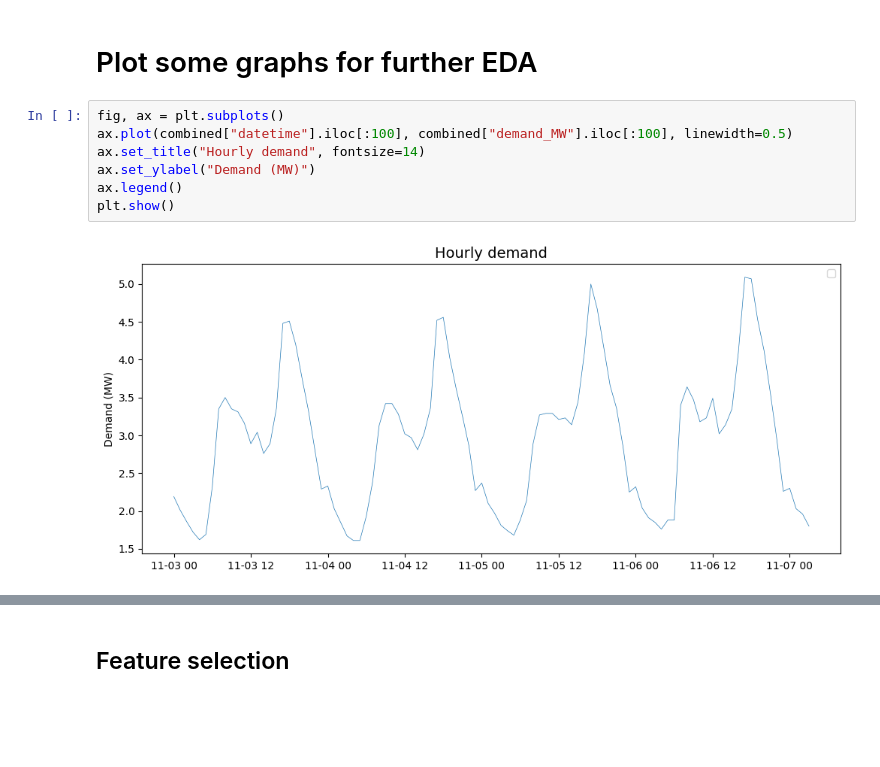
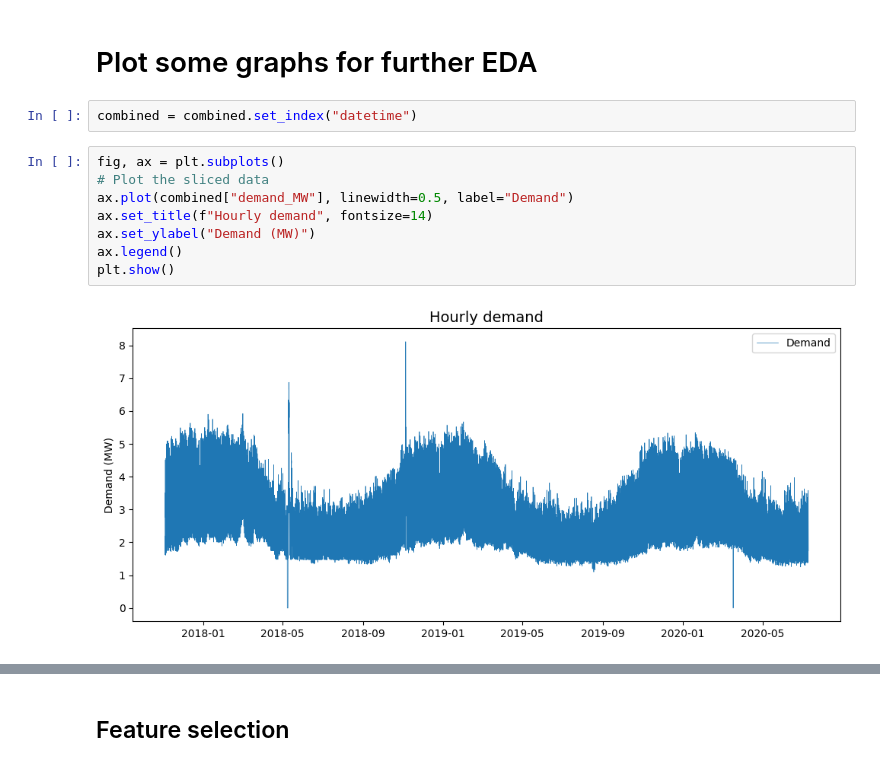
Before and after one commit to ahod75/diss_bess, a Jupyter notebook: 3_data_processing/wpd_comp_processing.ipynb, the cells around one changed output, grey strips where cells are left out. Saved outputs shown, nothing was run; the diff lists cells and outputs as text; blank space fills up the shorter version.

```diff
--- a/3_data_processing/wpd_comp_processing.ipynb
+++ b/3_data_processing/wpd_comp_processing.ipynb
@@ -89,12 +89,15 @@ Combined dataset shape: (23520, 17)
 2017-11-03 00:00:00+00:00 2020-07-09 23:00:00+00:00
 # %% [markdown]
 # Plot some graphs for further EDA
+# %%
+combined = combined.set_index("datetime")
 # %%
 fig, ax = plt.subplots()
-ax.plot(combined["datetime"].iloc[:100], combined["demand_MW"].iloc[:100], linewidth=0.5)
-ax.set_title("Hourly demand", fontsize=14)
+# Plot the sliced data
+ax.plot(combined["demand_MW"], linewidth=0.5, label="Demand")
+ax.set_title(f"Hourly demand", fontsize=14)
 ax.set_ylabel("Demand (MW)")
 ax.legend()
 plt.show()
 # %% [output]
-[figure, old version]
+[figure, new version]
```
Also changed, not shown: parts of 20 cells of this notebook, 45 other files.
